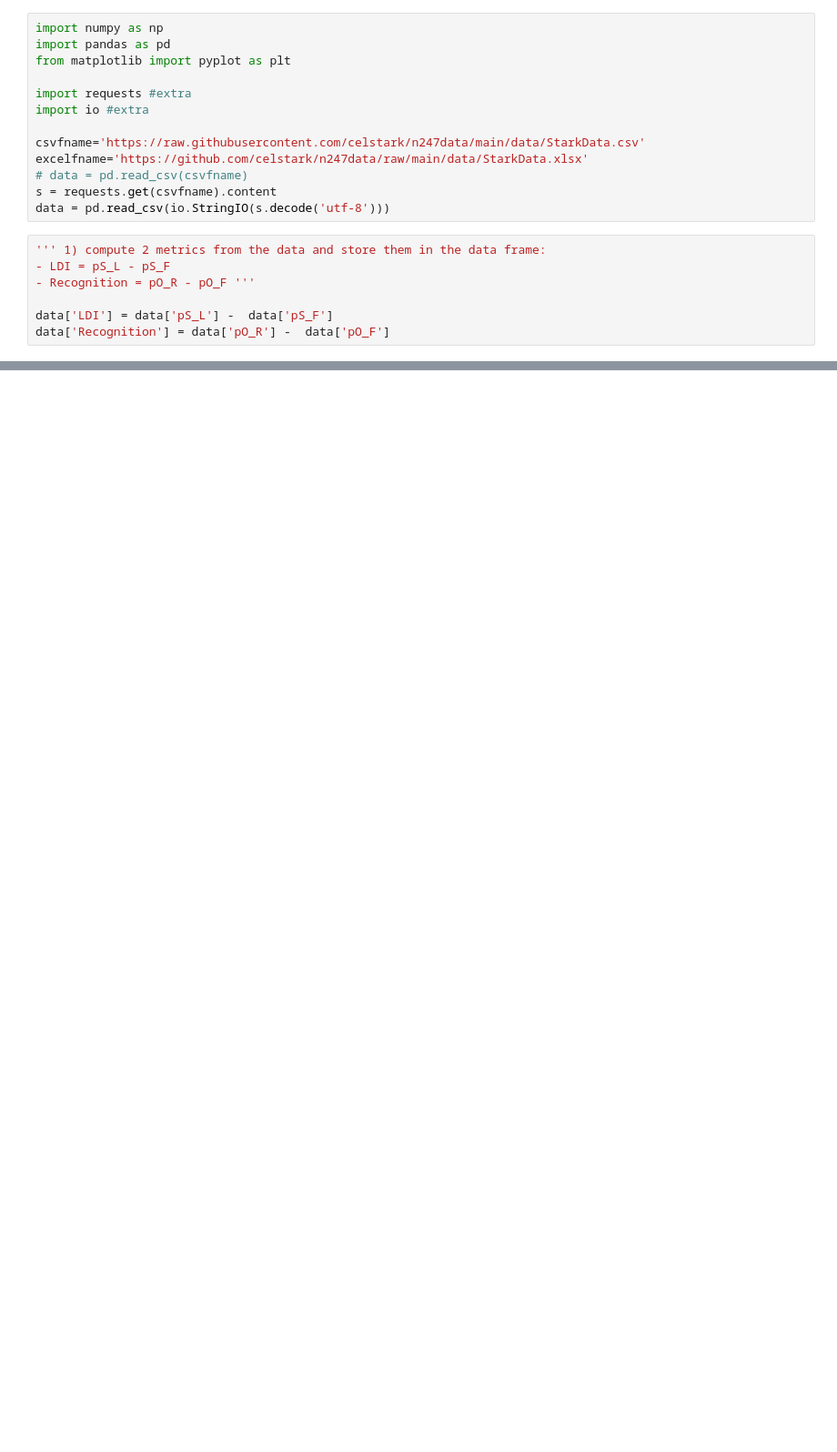
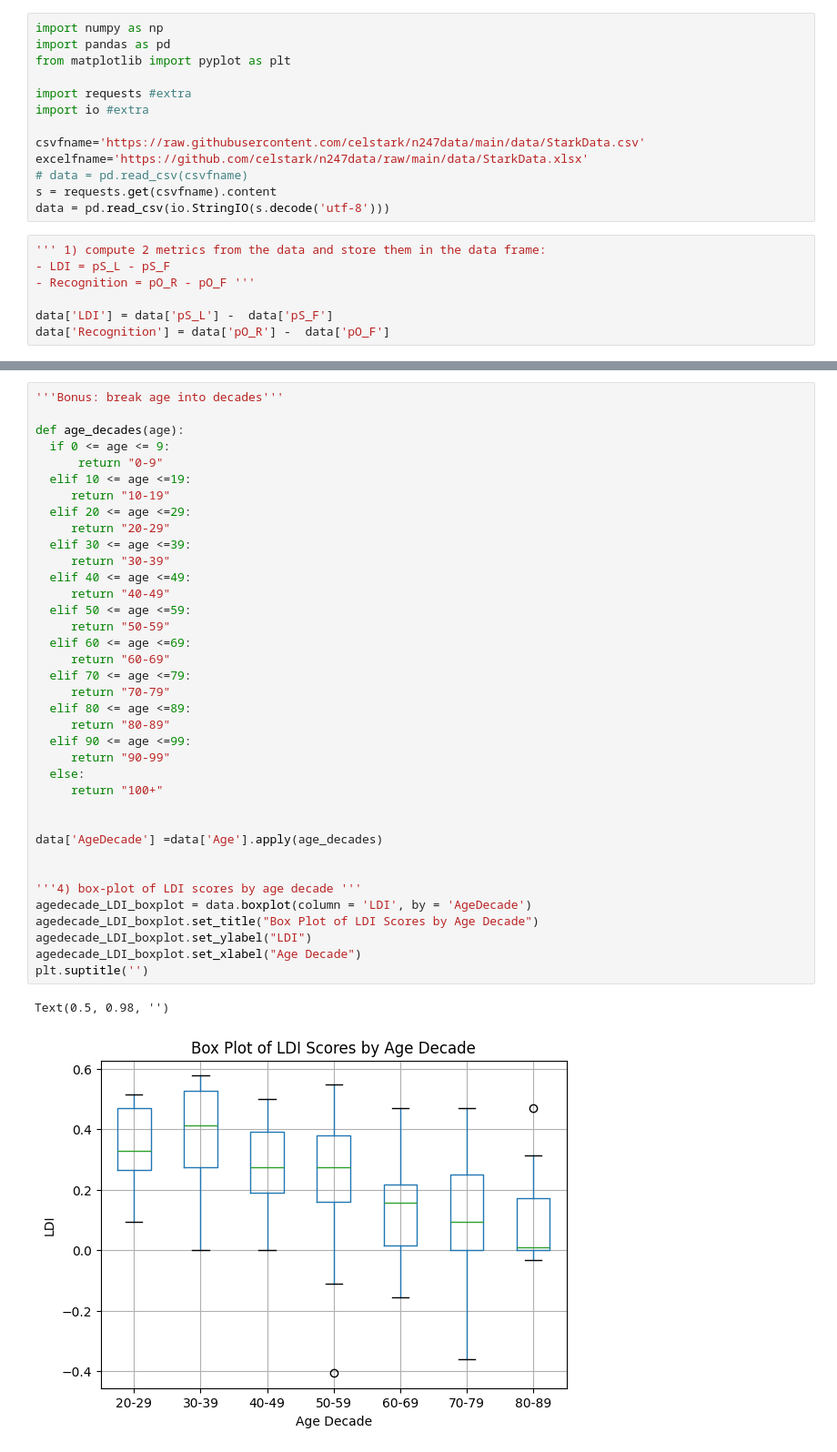
Before and after one commit to rochellekaper/n247_spring2025, a Jupyter notebook: ProblemSets/N247 PSet 6 Pandas - Data Analysis.ipynb, the cells around one changed output, grey strips where cells are left out. Shown at 91% size. Drawn from its saved outputs; the diff is of its cells as text; blank space fills up the shorter version.

```diff
--- a/ProblemSets/N247 PSet 6 Pandas - Data Analysis.ipynb
+++ b/ProblemSets/N247 PSet 6 Pandas - Data Analysis.ipynb
@@ -79,0 +96,40 @@ AttributeError: 'Axes' object has no attribute 'settitle'
+# %%
+'''Bonus: break age into decades'''
+
+def age_decades(age):
+  if 0 <= age <= 9:
+      return "0-9"
+  elif 10 <= age <=19:
+     return "10-19"
+  elif 20 <= age <=29:
+     return "20-29"
+  elif 30 <= age <=39:
+     return "30-39"
+  elif 40 <= age <=49:
+     return "40-49"
+  elif 50 <= age <=59:
+     return "50-59"
+  elif 60 <= age <=69:
+     return "60-69"
+  elif 70 <= age <=79:
+     return "70-79"
+  elif 80 <= age <=89:
+     return "80-89"
+  elif 90 <= age <=99:
+     return "90-99"
+  else:
+     return "100+"
+
+
+data['AgeDecade'] =data['Age'].apply(age_decades)
+
+
+'''4) box-plot of LDI scores by age decade '''
+agedecade_LDI_boxplot = data.boxplot(column = 'LDI', by = 'AgeDecade')
+agedecade_LDI_boxplot.set_title("Box Plot of LDI Scores by Age Decade")
+agedecade_LDI_boxplot.set_ylabel("LDI")
+agedecade_LDI_boxplot.set_xlabel("Age Decade")
+plt.suptitle('')
+# %% [output]
+Text(0.5, 0.98, '')
+[figure, added]
```
Also changed, not shown: parts of 2 cells of this notebook.
